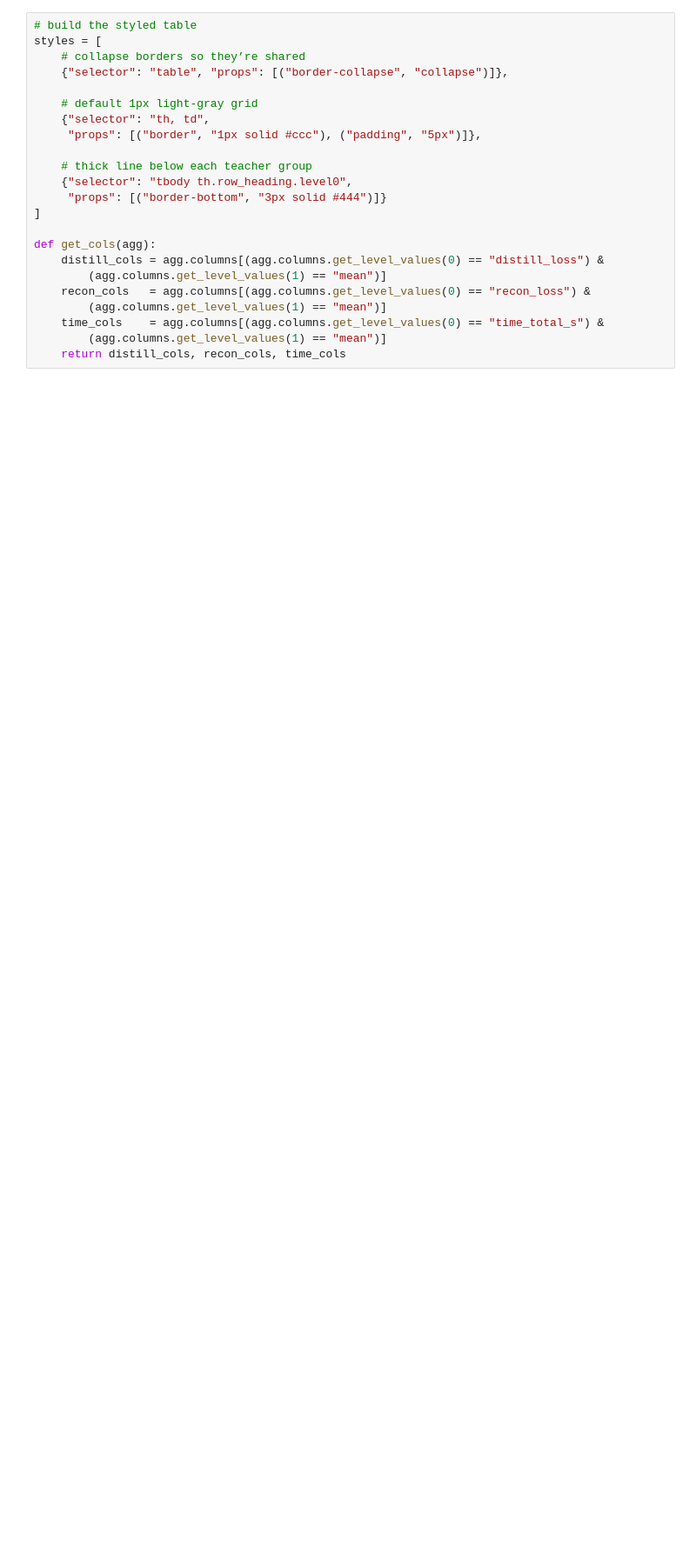
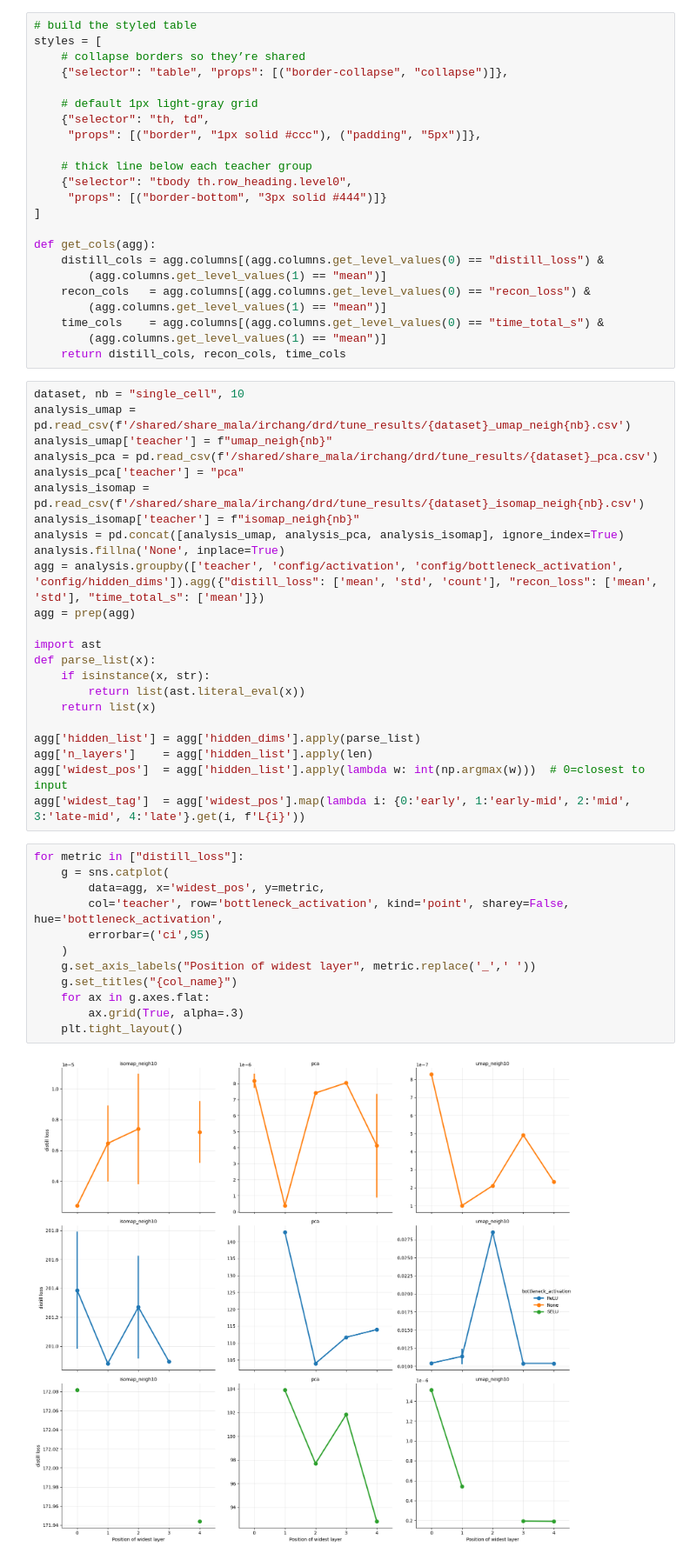
Before and after one commit to DataSlingers/MEDAL, a Jupyter notebook: notebooks/nn_distill_tuning.ipynb, the cells around one changed output. Shown at 87% size. Drawn from its saved outputs; the diff is of its cells as text; blank space fills up the shorter version.

```diff
--- a/notebooks/nn_distill_tuning.ipynb
+++ b/notebooks/nn_distill_tuning.ipynb
@@ -38,4 +47,41 @@ def get_cols(agg):
     time_cols    = agg.columns[(agg.columns.get_level_values(0) == "time_total_s") &
         (agg.columns.get_level_values(1) == "mean")]
     return distill_cols, recon_cols, time_cols
+# %%
+dataset, nb = "single_cell", 10
+analysis_umap = pd.read_csv(f'/shared/share_mala/irchang/drd/tune_results/{dataset}_umap_neigh{nb}.csv')
+analysis_umap['teacher'] = f"umap_neigh{nb}"
+analysis_pca = pd.read_csv(f'/shared/share_mala/irchang/drd/tune_results/{dataset}_pca.csv')
+analysis_pca['teacher'] = "pca"
+analysis_isomap = pd.read_csv(f'/shared/share_mala/irchang/drd/tune_results/{dataset}_isomap_neigh{nb}.csv')
+analysis_isomap['teacher'] = f"isomap_neigh{nb}"
+analysis = pd.concat([analysis_umap, analysis_pca, analysis_isomap], ignore_index=True)
+analysis.fillna('None', inplace=True)
+agg = analysis.groupby(['teacher', 'config/activation', 'config/bottleneck_activation', 'config/hidden_dims']).agg({"distill_loss": ['mean', 'std', 'count'], "recon_loss": ['mean', 'std'], "time_total_s": ['mean']})
+agg = prep(agg)
+
+import ast
+def parse_list(x):
+    if isinstance(x, str):
+        return list(ast.literal_eval(x))
+    return list(x)
+
+agg['hidden_list'] = agg['hidden_dims'].apply(parse_list)
+agg['n_layers']    = agg['hidden_list'].apply(len)
+agg['widest_pos']  = agg['hidden_list'].apply(lambda w: int(np.argmax(w)))  # 0=closest to input
+agg['widest_tag']  = agg['widest_pos'].map(lambda i: {0:'early', 1:'early-mid', 2:'mid', 3:'late-mid', 4:'late'}.get(i, f'L{i}'))
+# %%
+for metric in ["distill_loss"]:
+    g = sns.catplot(
+        data=agg, x='widest_pos', y=metric,
+        col='teacher', row='bottleneck_activation', kind='point', sharey=False, hue='bottleneck_activation',
+        errorbar=('ci',95)
+    )
+    g.set_axis_labels("Position of widest layer", metric.replace('_',' '))
+    g.set_titles("{col_name}")
+    for ax in g.axes.flat:
+        ax.grid(True, alpha=.3)
+    plt.tight_layout()
+# %% [output]
+[figure, added]
 # %%
```
Also changed, not shown: parts of 23 cells of this notebook, 3 other files.
